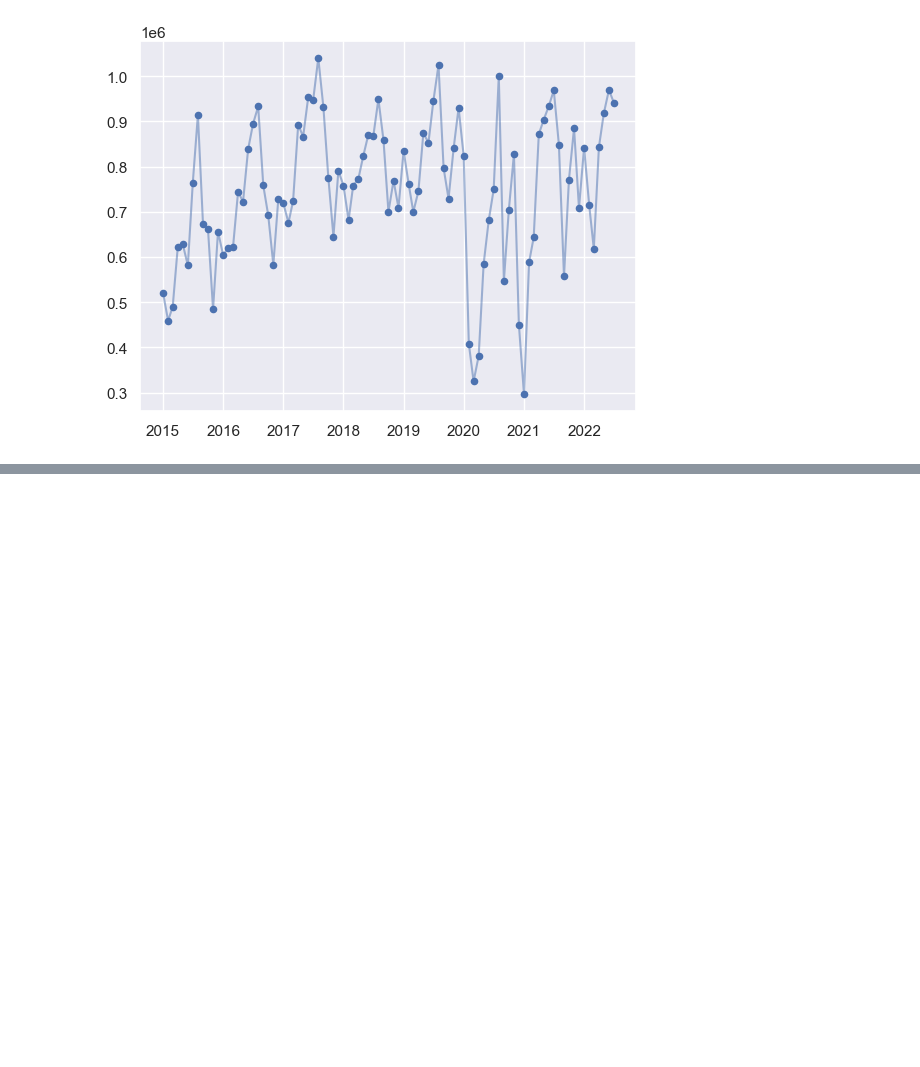
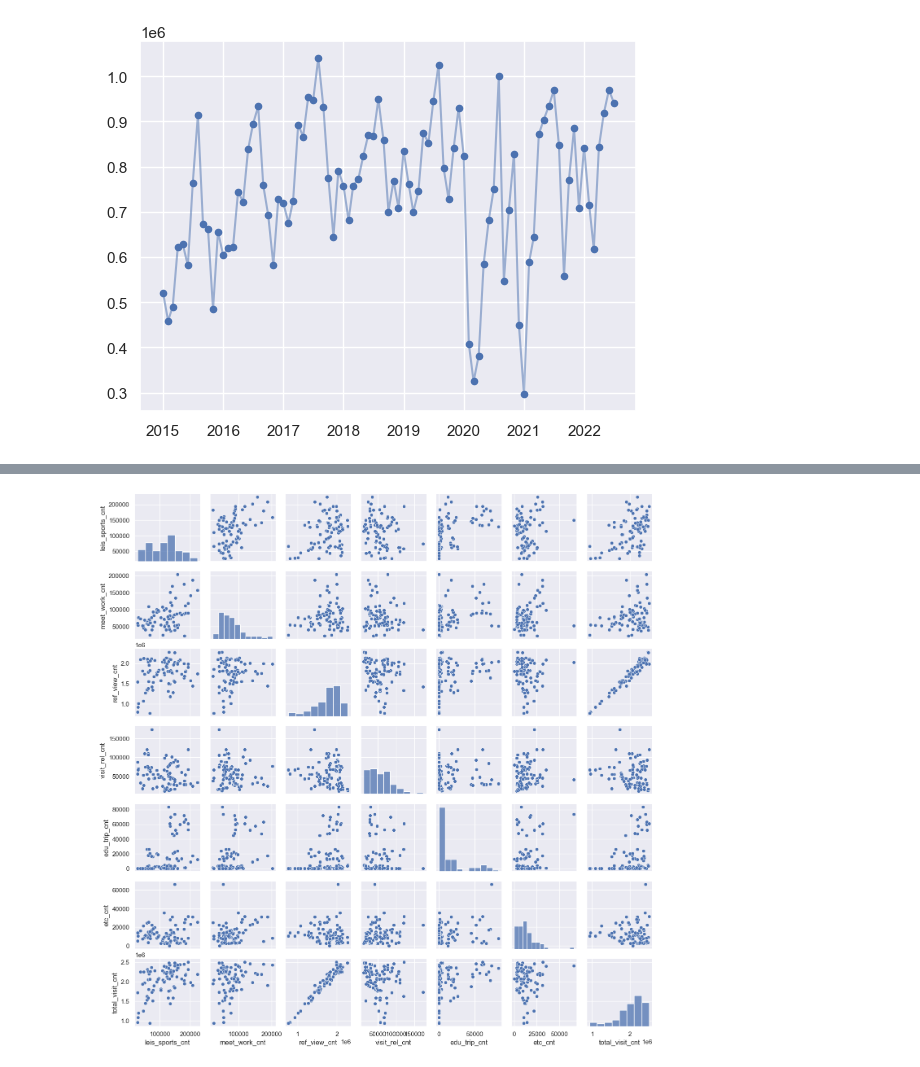
Before and after one commit to YuLim2/BigContest2022, a Jupyter notebook: BigContest2022.ipynb, the cells around one changed output, grey strips where cells are left out. Cells and saved outputs as stored; diff of their text form; code cells hidden in the pictures; blank space fills up the shorter version.

```diff
--- a/BigContest2022.ipynb
+++ b/BigContest2022.ipynb
@@ -190,0 +238,7 @@ df_domestic
+# %%
+#scatterplot
+sns.set()
+sns.pairplot(df_domestic, size = 2)
+plt.show();
+# %% [output]
+[figure, added]
```
Also changed, not shown: parts of 19 cells of this notebook.
